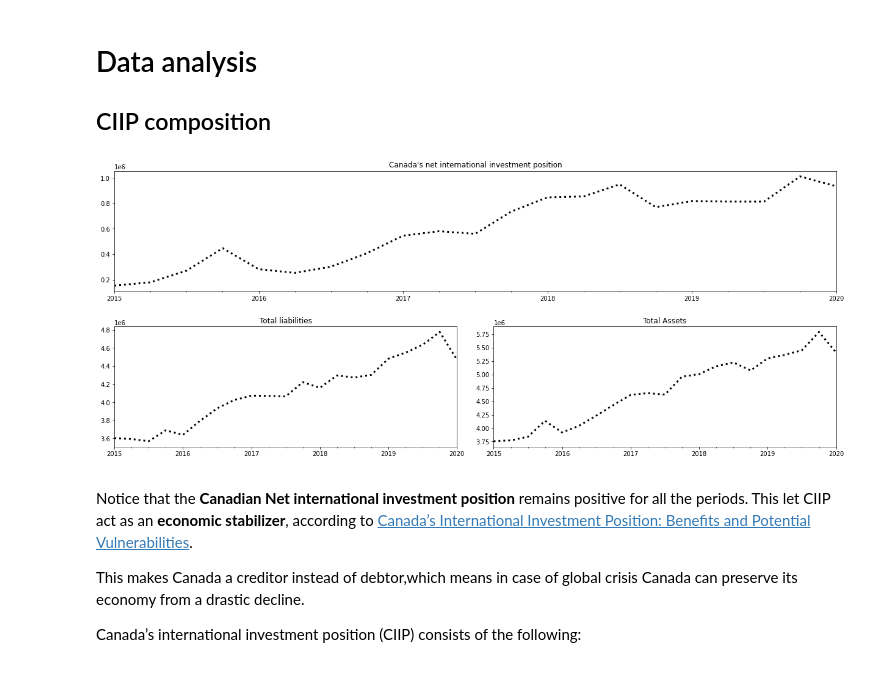
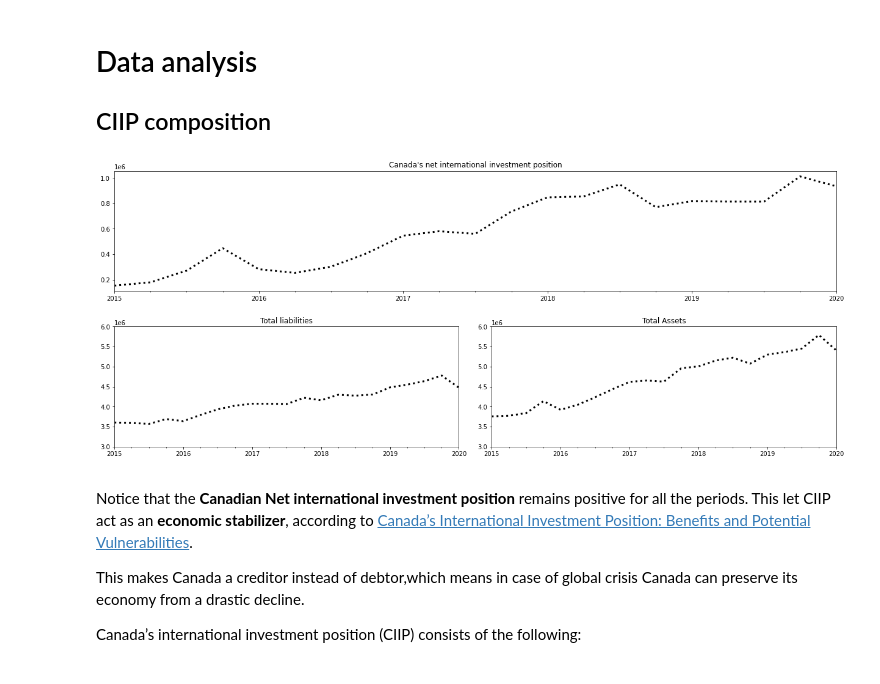
Before and after one commit to pimsmath/Ovintiv, a Jupyter notebook: Mobook_CIIP_2.ipynb, the cells around one changed output. Saved outputs shown, nothing was run; the diff lists cells and outputs as text; code cells hidden in the pictures.

```diff
--- a/Mobook_CIIP_2.ipynb
+++ b/Mobook_CIIP_2.ipynb
@@ -149,24 +130,24 @@ net_df = df.loc[(df.ciip == "Canada's net international investment position") &
 # %%
 fig = plt.figure(constrained_layout=True)
 gs = fig.add_gridspec(2, 2)
 
 f_ax1 = fig.add_subplot(gs[0, :])
 f_ax2 = fig.add_subplot(gs[1, 0])
 f_ax3 = fig.add_subplot(gs[1, 1])
 
 fig.set_size_inches(17, 7)
 
-total_asset_df.plot(ax=f_ax3, legend=False, xlabel=" ", color="black", linestyle=":", linewidth=3)
+total_asset_df.plot(ax=f_ax3, legend=False, xlabel=" ", color="black", linestyle=":", linewidth=3, ylim=(3*1e6, 6*1e6))
 
-total_liab_df.plot(ax=f_ax2, legend=False, xlabel=" ", color="black", linestyle=":", linewidth=3)
+total_liab_df.plot(ax=f_ax2, legend=False, xlabel=" ", color="black", linestyle=":", linewidth=3, ylim=(3*1e6, 6*1e6))
 
 net_df.plot(ax=f_ax1, legend=False, xlabel=" ", color="black", linestyle=":", linewidth=3)
 
 f_ax3.set_title("Total Assets")
 f_ax2.set_title("Total liabilities")
 f_ax1.set_title("Canada's net international investment position");
 # %% [output]
-[figure, old version]
+[figure, new version]
 # %% [markdown]
 Notice that the __Canadian Net international investment position__ remains positive for all the periods. This let CIIP act as an __economic stabilizer__, according to [Canada’s International Investment Position: Benefits and Potential Vulnerabilities](https://www.bankofcanada.ca/wp-content/uploads/2017/06/fsr-june17-bruneau.pdf).
 
```
Also changed, not shown: parts of 8 cells of this notebook.
